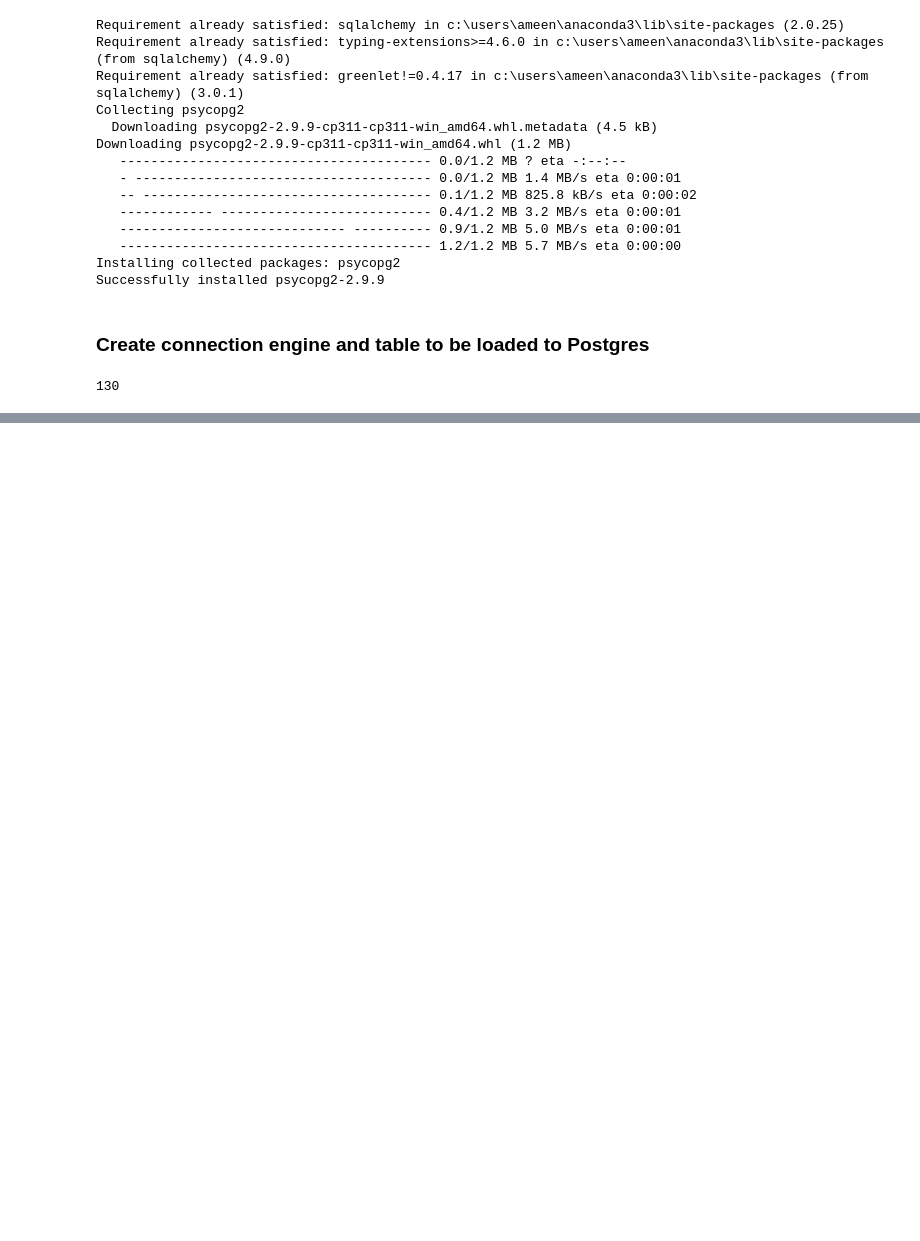
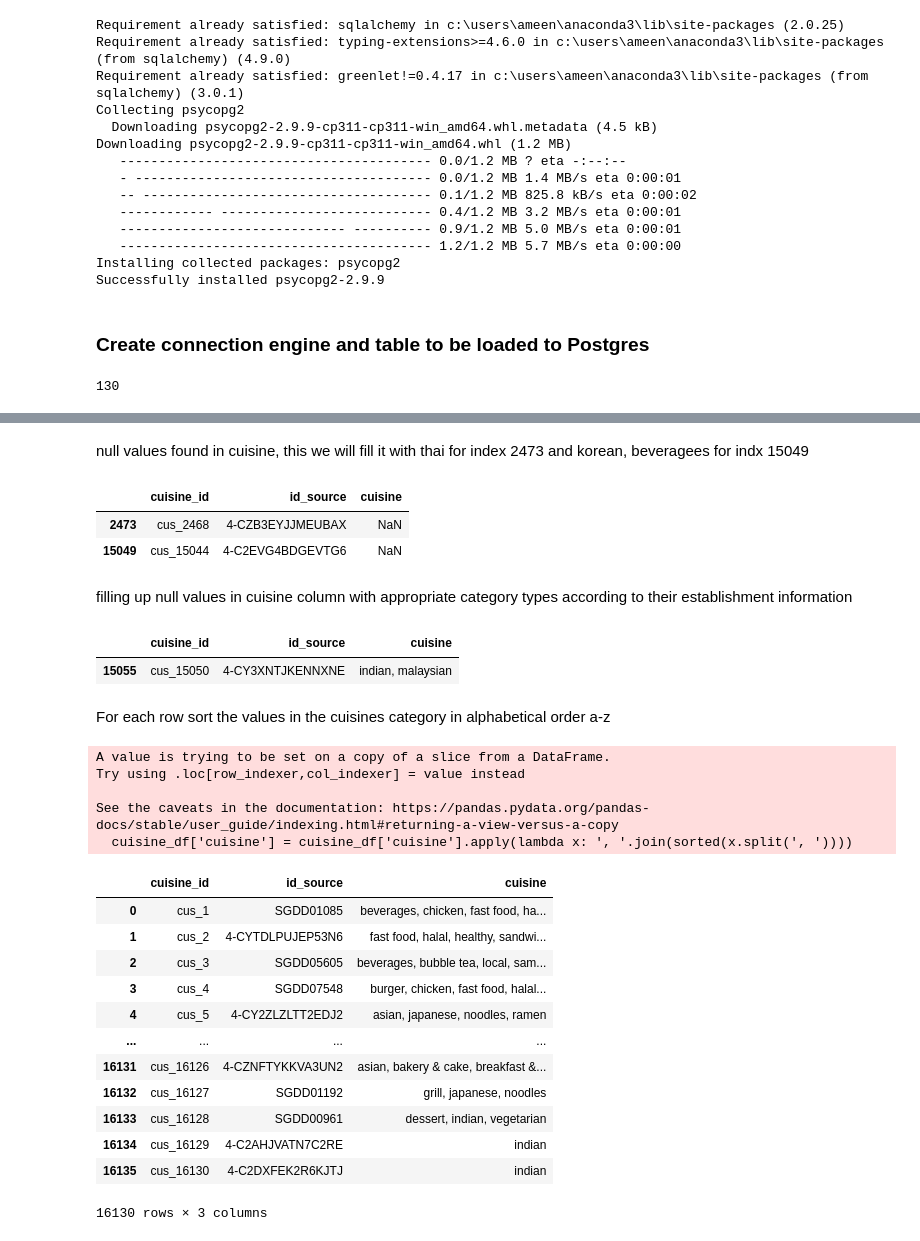
Before and after one commit to leehegithub/grab_restuarant_analysis, a Jupyter notebook: reading_csv.ipynb, the cells around one changed output, grey strips where cells are left out. Drawn from its saved outputs; the diff is of its cells as text; code cells hidden in the pictures; blank space fills up the shorter version.

```diff
--- a/reading_csv.ipynb
+++ b/reading_csv.ipynb
@@ -719,0 +752,49 @@ establishment_df.to_sql('establishment_tbl', engine, if_exists='replace',index=F
+# %% [markdown]
+null values found in cuisine, this we will fill it with thai for index 2473 and korean, beveragees for indx 15049
+# %%
+cuisine_df[cuisine_df['cuisine'].isna()]
+# %% [output]
+|  | cuisine_id | id_source | cuisine |
+| 2473 | cus_2468 | 4-CZB3EYJJMEUBAX | NaN |
+| 15049 | cus_15044 | 4-C2EVG4BDGEVTG6 | NaN |
+# %% [markdown]
+filling up null values in cuisine column with appropriate category types according to their establishment information
+# %%
+# index 2473 filling up null values with relevant values
+cuisine_df.at[2473, 'cuisine'] = 'thai'
+
+# index 15049 filling up null values with relevant values
+cuisine_df.at[15049, 'cuisine'] = 'beverages, korean'
+
+#you may check again if there are any more nulls in cuisine column
+#cuisine_df[cuisine_df['cuisine'].isna()]
+# %% [output]
+|  | cuisine_id | id_source | cuisine |
+| 15055 | cus_15050 | 4-CY3XNTJKENNXNE | indian, malaysian |
+# %% [markdown]
+For each row sort the values in the cuisines category in alphabetical order a-z
+# %%
+# Sort the values within each string alphabetically
+cuisine_df['cuisine'] = cuisine_df['cuisine'].apply(lambda x: ', '.join(sorted(x.split(', '))))
+
+
+cuisine_df
+# %% [output]
+A value is trying to be set on a copy of a slice from a DataFrame.
+Try using .loc[row_indexer,col_indexer] = value instead
+
+See the caveats in the documentation: https://pandas.pydata.org/pandas-docs/stable/user_guide/indexing.html#returning-a-view-versus-a-copy
+  cuisine_df['cuisine'] = cuisine_df['cuisine'].apply(lambda x: ', '.join(sorted(x.split(', '))))
+|  | cuisine_id | id_source | cuisine |
+| 0 | cus_1 | SGDD01085 | beverages, chicken, fast food, ha... |
+| 1 | cus_2 | 4-CYTDLPUJEP53N6 | fast food, halal, healthy, sandwi... |
+| 2 | cus_3 | SGDD05605 | beverages, bubble tea, local, sam... |
+| 3 | cus_4 | SGDD07548 | burger, chicken, fast food, halal... |
+| 4 | cus_5 | 4-CY2ZLZLTT2EDJ2 | asian, japanese, noodles, ramen |
+| ... | ... | ... | ... |
+| 16131 | cus_16126 | 4-CZNFTYKKVA3UN2 | asian, bakery & cake, breakfast &... |
+| 16132 | cus_16127 | SGDD01192 | grill, japanese, noodles |
+| 16133 | cus_16128 | SGDD00961 | dessert, indian, vegetarian |
+| 16134 | cus_16129 | 4-C2AHJVATN7C2RE | indian |
+| 16135 | cus_16130 | 4-C2DXFEK2R6KJTJ | indian |
+16130 rows × 3 columns
```
Also changed, not shown: parts of 18 cells of this notebook.
